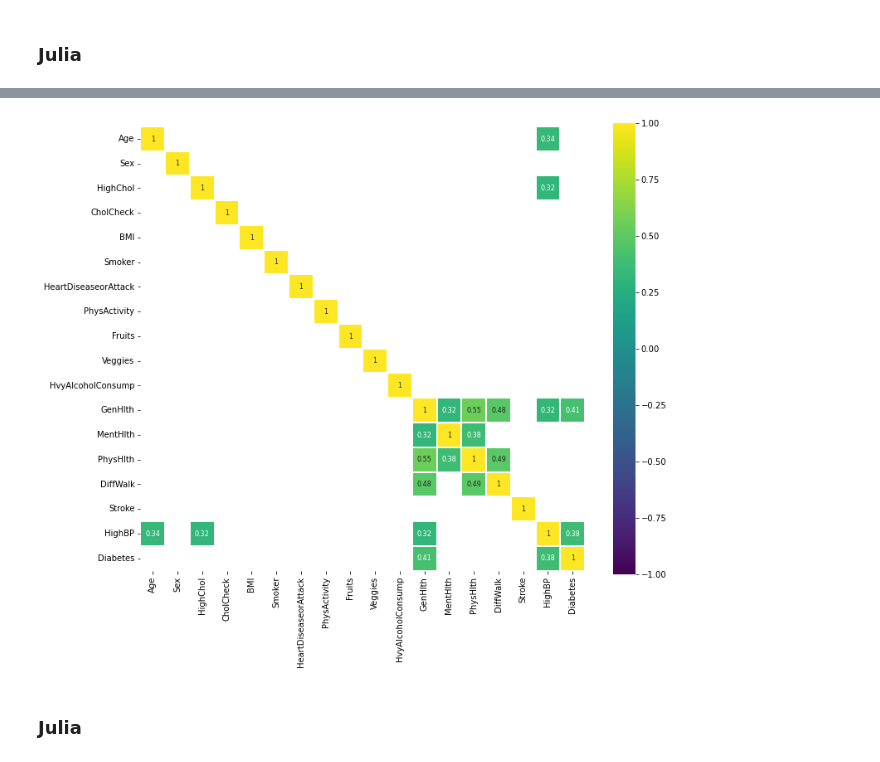
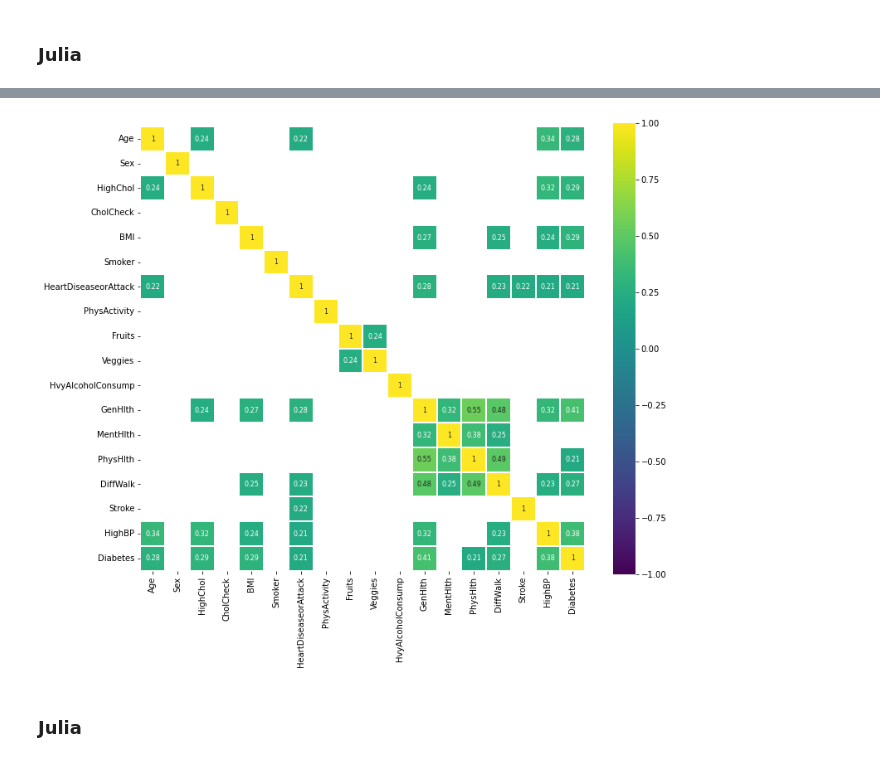
Before and after one commit to MiguelFids/Capstone_Project, a Jupyter notebook: Exploration.ipynb, the cells around one changed output, grey strips where cells are left out. Saved outputs shown, nothing was run; the diff lists cells and outputs as text; code cells hidden in the pictures.

```diff
--- a/Exploration.ipynb
+++ b/Exploration.ipynb
@@ -379,12 +392,13 @@ corr_df
 # %%
 import seaborn as sb
 corr = df.corr()
 plt.figure(figsize=(12, 10))
 
-sb.heatmap(corr[(corr >= 0.3) | (corr <= -0.3)], cmap='viridis', vmax=1.0, vmin=-1.0, linewidths=0.1,annot=True,
+# Change the conditional within the list to see more or less.
+sb.heatmap(corr[corr > .2], cmap='viridis', vmax=1.0, vmin=-1.0, linewidths=0.1,annot=True,
             annot_kws={"size": 8}, square=True);
 # %% [output]
-[figure, old version]
+[figure, new version]
 # %% [markdown]
 ### Julia
 # %% [markdown]
```
Also changed, not shown: parts of 8 cells of this notebook, 7 other files.
